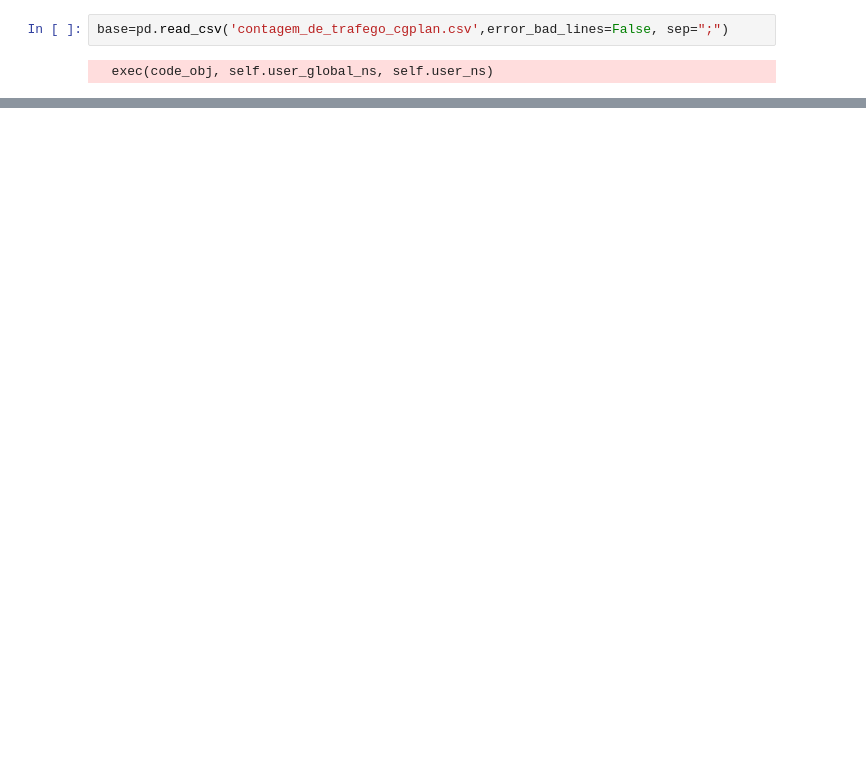
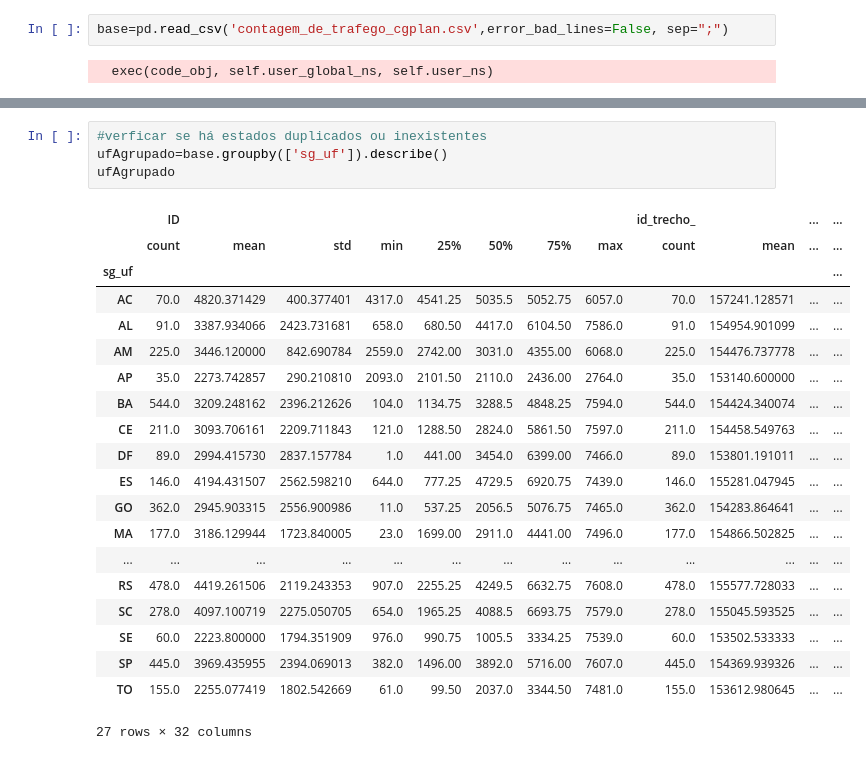
Before and after one commit to WandersonGustavo/Imersao_Alura, a Jupyter notebook: dnit_dados.ipynb, the cells around one changed output, grey strips where cells are left out. Saved outputs shown, nothing was run; the diff lists cells and outputs as text; blank space fills up the shorter version.

```diff
--- a/dnit_dados.ipynb
+++ b/dnit_dados.ipynb
@@ -38,0 +45,25 @@ dadosAgrupados
+# %%
+#verficar se há estados duplicados ou inexistentes
+ufAgrupado=base.groupby(['sg_uf']).describe()
+ufAgrupado
+# %% [output]
+|  | ID |  |  |  |  |  |  |  | id_trecho_ |  | ... | ... |
+|  | count | mean | std | min | 25% | 50% | 75% | max | count | mean | ... | ... |
+| sg_uf |  |  |  |  |  |  |  |  |  |  |  | ... |
+| AC | 70.0 | 4820.371429 | 400.377401 | 4317.0 | 4541.25 | 5035.5 | 5052.75 | 6057.0 | 70.0 | 157241.128571 | ... | ... |
+| AL | 91.0 | 3387.934066 | 2423.731681 | 658.0 | 680.50 | 4417.0 | 6104.50 | 7586.0 | 91.0 | 154954.901099 | ... | ... |
+| AM | 225.0 | 3446.120000 | 842.690784 | 2559.0 | 2742.00 | 3031.0 | 4355.00 | 6068.0 | 225.0 | 154476.737778 | ... | ... |
+| AP | 35.0 | 2273.742857 | 290.210810 | 2093.0 | 2101.50 | 2110.0 | 2436.00 | 2764.0 | 35.0 | 153140.600000 | ... | ... |
+| BA | 544.0 | 3209.248162 | 2396.212626 | 104.0 | 1134.75 | 3288.5 | 4848.25 | 7594.0 | 544.0 | 154424.340074 | ... | ... |
+| CE | 211.0 | 3093.706161 | 2209.711843 | 121.0 | 1288.50 | 2824.0 | 5861.50 | 7597.0 | 211.0 | 154458.549763 | ... | ... |
+| DF | 89.0 | 2994.415730 | 2837.157784 | 1.0 | 441.00 | 3454.0 | 6399.00 | 7466.0 | 89.0 | 153801.191011 | ... | ... |
+| ES | 146.0 | 4194.431507 | 2562.598210 | 644.0 | 777.25 | 4729.5 | 6920.75 | 7439.0 | 146.0 | 155281.047945 | ... | ... |
+| GO | 362.0 | 2945.903315 | 2556.900986 | 11.0 | 537.25 | 2056.5 | 5076.75 | 7465.0 | 362.0 | 154283.864641 | ... | ... |
+| MA | 177.0 | 3186.129944 | 1723.840005 | 23.0 | 1699.00 | 2911.0 | 4441.00 | 7496.0 | 177.0 | 154866.502825 | ... | ... |
+| ... | ... | ... | ... | ... | ... | ... | ... | ... | ... | ... | ... | ... |
+| RS | 478.0 | 4419.261506 | 2119.243353 | 907.0 | 2255.25 | 4249.5 | 6632.75 | 7608.0 | 478.0 | 155577.728033 | ... | ... |
+| SC | 278.0 | 4097.100719 | 2275.050705 | 654.0 | 1965.25 | 4088.5 | 6693.75 | 7579.0 | 278.0 | 155045.593525 | ... | ... |
+| SE | 60.0 | 2223.800000 | 1794.351909 | 976.0 | 990.75 | 1005.5 | 3334.25 | 7539.0 | 60.0 | 153502.533333 | ... | ... |
+| SP | 445.0 | 3969.435955 | 2394.069013 | 382.0 | 1496.00 | 3892.0 | 5716.00 | 7607.0 | 445.0 | 154369.939326 | ... | ... |
+| TO | 155.0 | 2255.077419 | 1802.542669 | 61.0 | 99.50 | 2037.0 | 3344.50 | 7481.0 | 155.0 | 153612.980645 | ... | ... |
+27 rows × 32 columns
```
Also changed, not shown: parts of 8 cells of this notebook.
